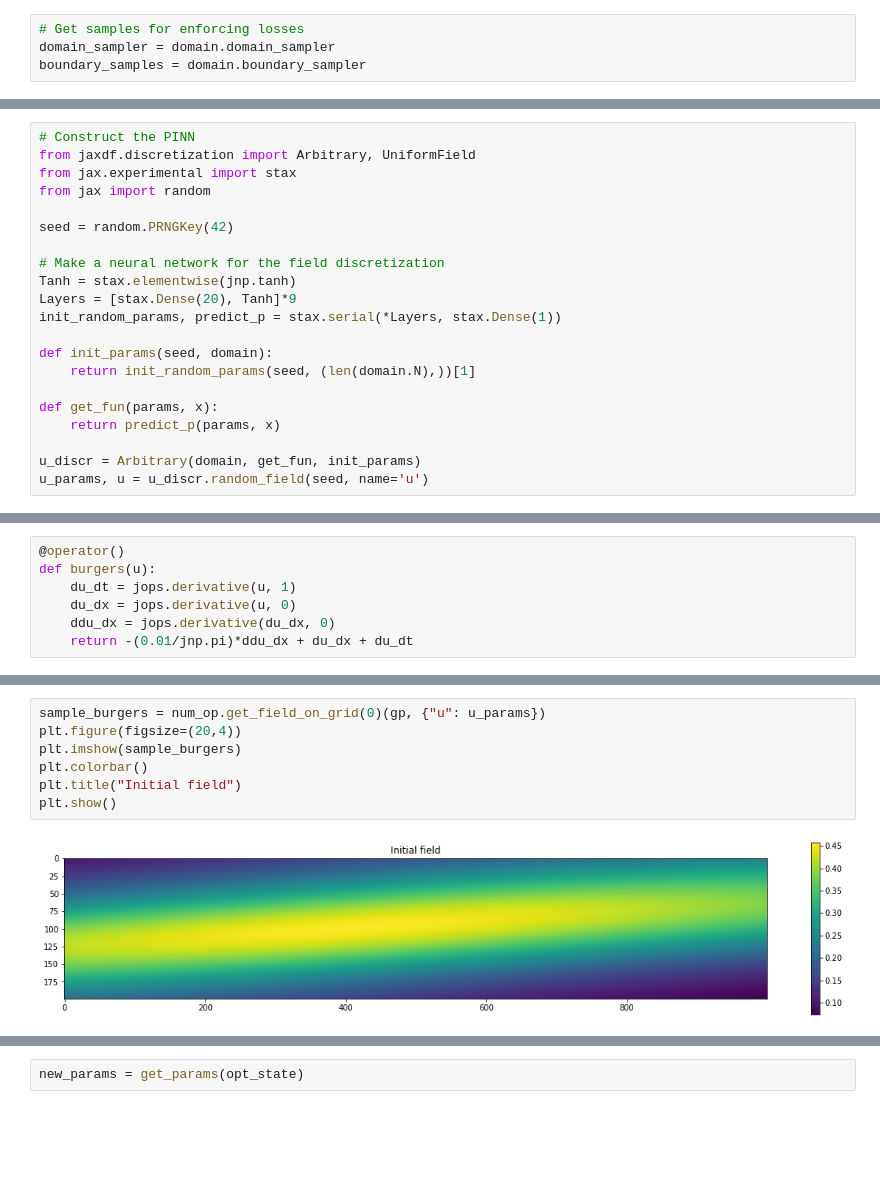
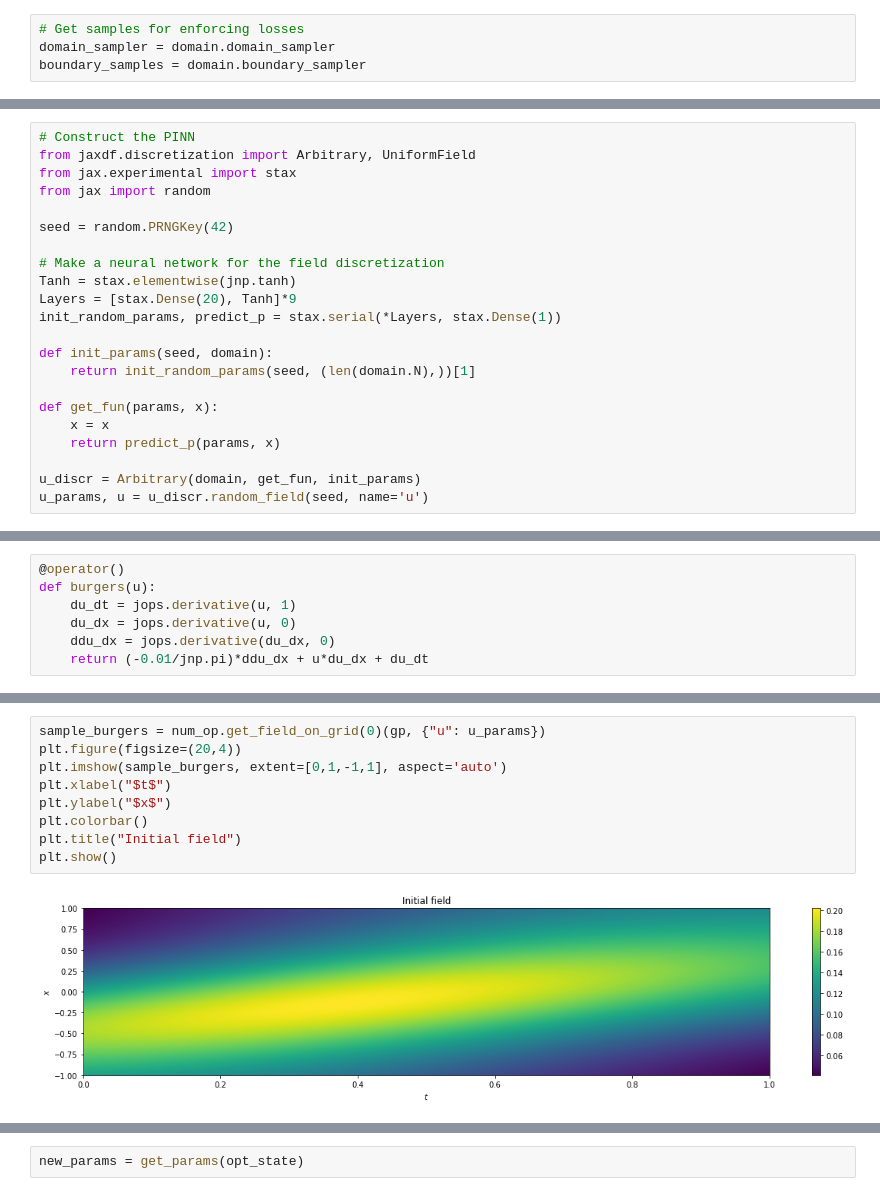
Before and after one commit to ucl-bug/jaxdf, a Jupyter notebook: docs/notebooks/pinn_burgers.ipynb, the cells around one changed output, grey strips where cells are left out. Saved outputs shown, nothing was run; the diff lists cells and outputs as text; blank space fills up the shorter version.

```diff
--- a/docs/notebooks/pinn_burgers.ipynb
+++ b/docs/notebooks/pinn_burgers.ipynb
@@ -48,6 +55,7 @@ def init_params(seed, domain):
     return init_random_params(seed, (len(domain.N),))[1]
 
 def get_fun(params, x):
+    x = x
     return predict_p(params, x)
 
 u_discr = Arbitrary(domain, get_fun, init_params)
@@ -67,7 +82,7 @@ def burgers(u):
     du_dt = jops.derivative(u, 1)
     du_dx = jops.derivative(u, 0)
     ddu_dx = jops.derivative(du_dx, 0)
-    return -(0.01/jnp.pi)*ddu_dx + du_dx + du_dt
+    return (-0.01/jnp.pi)*ddu_dx + u*du_dx + du_dt
 # %%
 # Making operator numerical
 num_op = burgers(u=u)
@@ -91,12 +107,14 @@ Operations:
 # %%
 sample_burgers = num_op.get_field_on_grid(0)(gp, {"u": u_params})
 plt.figure(figsize=(20,4))
-plt.imshow(sample_burgers)
+plt.imshow(sample_burgers, extent=[0,1,-1,1], aspect='auto')
+plt.xlabel("$t$")
+plt.ylabel("$x$")
 plt.colorbar()
 plt.title("Initial field")
 plt.show()
 # %% [output]
-[figure, old version]
+[figure, new version]
 # %%
 from functools import partial
 
```
Also changed, not shown: parts of 12 cells of this notebook, 5 other files.
